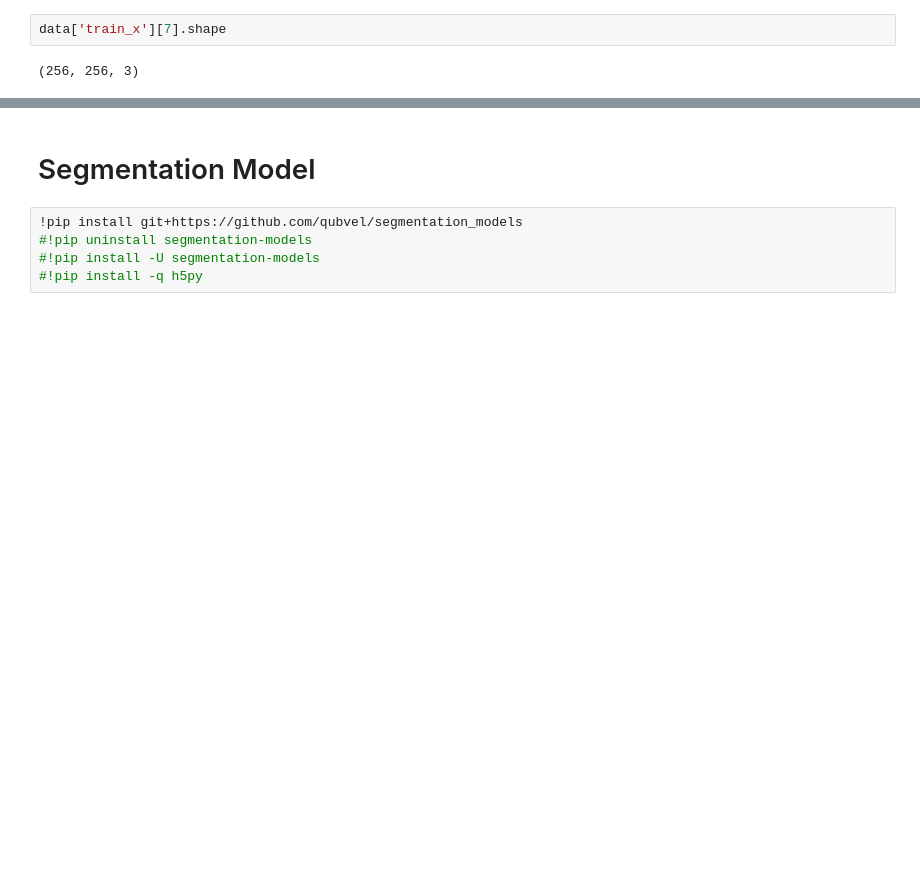
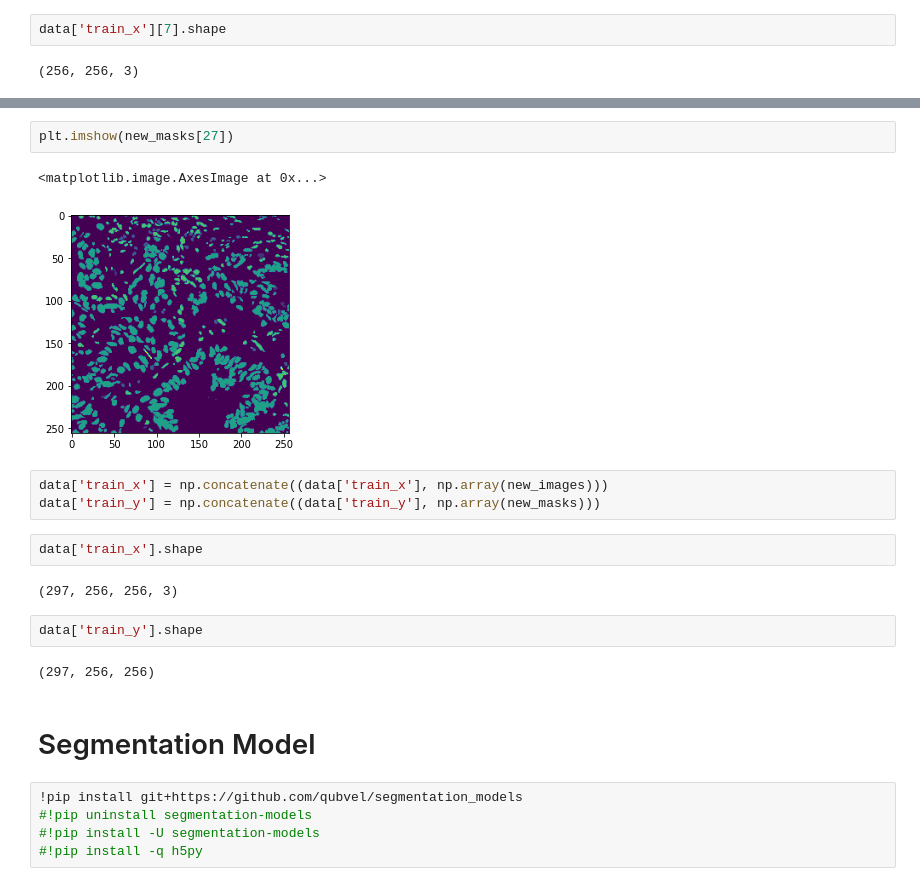
Before and after one commit to zahrasalarian/Artificial-Intelligence-in-Medicine-Projects, a Jupyter notebook: p4/main_p4.ipynb, the cells around one changed output, grey strips where cells are left out. Cells and saved outputs as stored; diff of their text form; blank space fills up the shorter version.

```diff
--- a/p4/main.ipynb
+++ b/p4/main_p4.ipynb
@@ -167,3 +278,19 @@ data['train_y'][7].shape
+# %%
+plt.imshow(new_masks[27])
+# %% [output]
+<matplotlib.image.AxesImage at 0x...>
+[figure, added]
+# %%
+data['train_x'] = np.concatenate((data['train_x'], np.array(new_images)))
+data['train_y'] = np.concatenate((data['train_y'], np.array(new_masks)))
+# %%
+data['train_x'].shape
+# %% [output]
+(297, 256, 256, 3)
+# %%
+data['train_y'].shape
+# %% [output]
+(297, 256, 256)
 # %% [markdown]
 # Segmentation Model
 # %%
```
Also changed, not shown: parts of 38 cells of this notebook, 7 other files.
